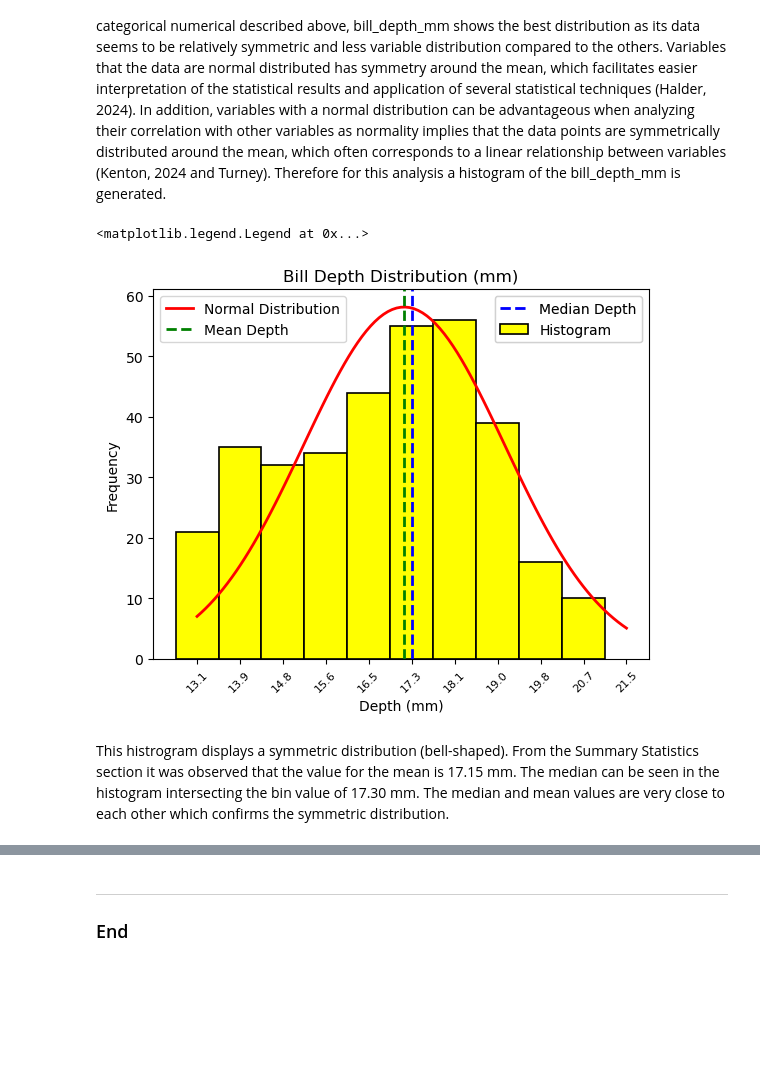
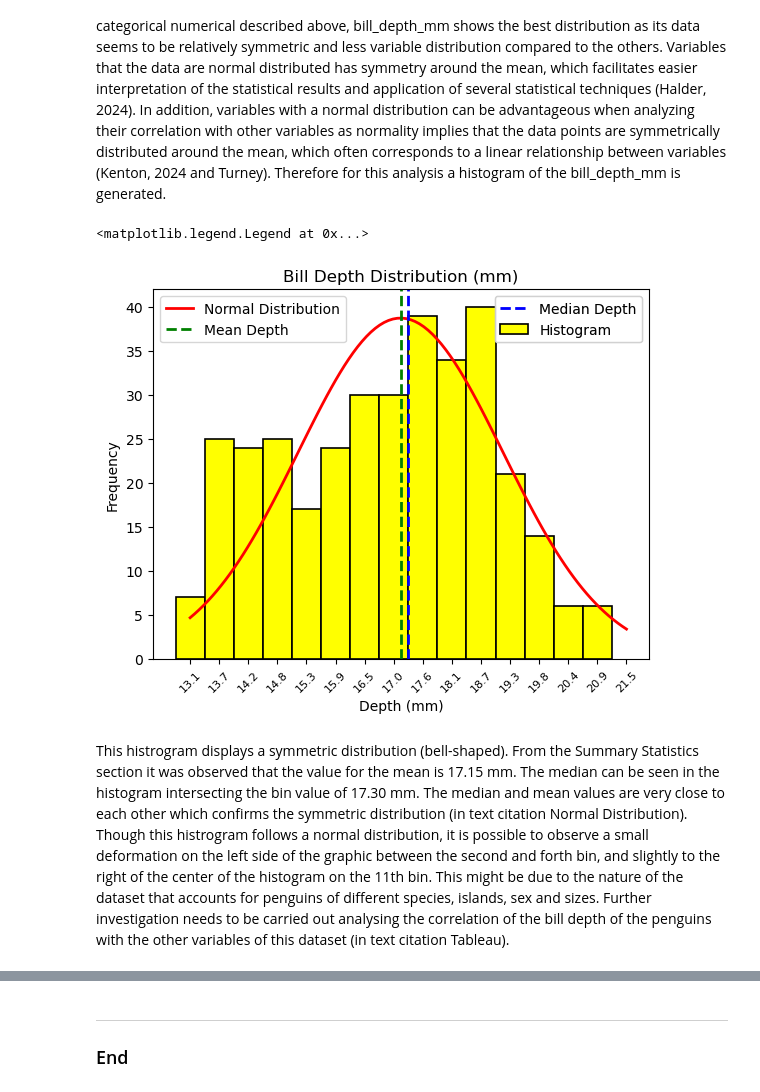
Before and after one commit to filipekojak88/myprojectPDA, a Jupyter notebook: penguins.ipynb, the cells around one changed output, grey strips where cells are left out. Cells and saved outputs as stored; diff of their text form; code cells hidden in the pictures; blank space fills up the shorter version.

Commit message:
Added analysis of the histogram Completed task 4

```diff
--- a/penguins.ipynb
+++ b/penguins.ipynb
@@ -158,7 +158,7 @@ From the four variables of data type categorical numerical described above, bill
 data = df['bill_depth_mm'].dropna()
 
 # Calculate histogram with specified number of bins
-num_bins = 10
+num_bins = 15
 counts, bin_edges = np.histogram(data, bins=num_bins)
 
 # Plot histogram using plt.bar() with bin edges and counts
@@ -180,36 +180,37 @@ mu, std = norm.fit(data)  # Estimate mean (mu) and standard deviation (std) of t
 
 # Generate x values for the normal distribution curve
 x = np.linspace(min(data), max(data), 100)
 pdf = norm.pdf(x, mu, std)  # Calculate the probability density function (PDF) for the normal distribution
 
 # Plot the normal distribution curve (bell-shaped line)
 plt.plot(x, pdf * len(data) * np.diff(bin_edges)[0], 'r-', linewidth=2, label='Normal Distribution')
 
 # Calculate the mean and median of the data
 mean_depth = np.mean(data)
 median_depth = np.median(data)
 
 # Add vertical lines at the mean and median values
 plt.axvline(mean_depth, color='green', linestyle='dashed', linewidth=2, label='Mean Depth')
 plt.axvline(median_depth, color='blue', linestyle='dashed', linewidth=2, label='Median Depth')
 
 # Create legend handles and labels for different groups of legends
 handles, labels = plt.gca().get_legend_handles_labels()
 
 # Create legend for left side (Histogram and Normal Distribution)
 left_legend = plt.legend(handles[:2], labels[:2], loc='upper left')
 
 # Create legend for right side (Mean Depth and Median Depth)
 right_legend = plt.legend(handles[2:], labels[2:], loc='upper right')
 
 # Add both legends to the plot
 plt.gca().add_artist(left_legend)
 plt.gca().add_artist(right_legend)
 # %% [output]
 <matplotlib.legend.Legend at 0x...>
-[figure, old version]
+[figure, new version]
 # %% [markdown]
-This histrogram displays a symmetric distribution (bell-shaped). From the Summary Statistics section it was observed that the value for the mean is 17.15 mm. The median can be seen in the histogram intersecting the bin value of 17.30 mm. The median and mean values are very close to each other which confirms the symmetric distribution.
+This histrogram displays a symmetric distribution (bell-shaped). From the Summary Statistics section it was observed that the value for the mean is 17.15 mm. The median can be seen in the histogram intersecting the bin value of 17.30 mm. The median and mean values are very close to each other which confirms the symmetric distribution (in text citation Normal Distribution).
+Though this histrogram follows a normal distribution, it is possible to observe a small deformation on the left side of the graphic between the second and forth bin, and slightly to the right of the center of the histogram on the 11th bin. This might be due to the nature of the dataset that accounts for penguins of different species, islands, sex and sizes. Further investigation needs to be carried out analysing the correlation of the bill depth of the penguins with the other variables of this dataset (in text citation Tableau).
 # %% [markdown]
 References:
 
```
Also changed, not shown: parts of 1 cell of this notebook.
